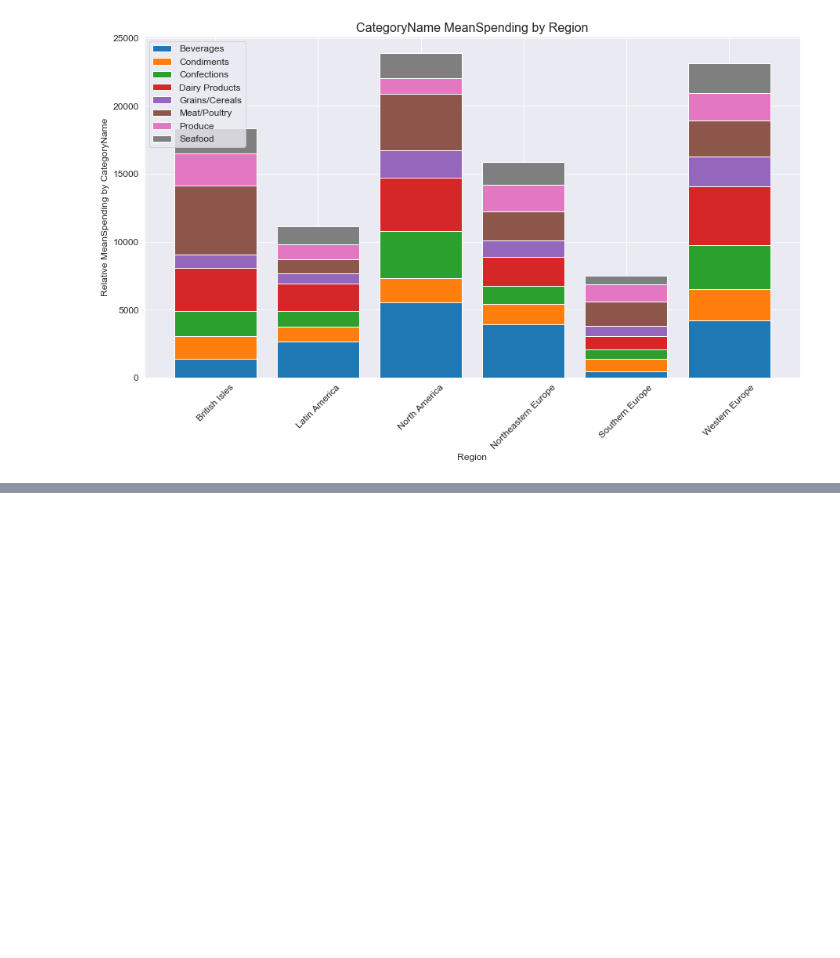
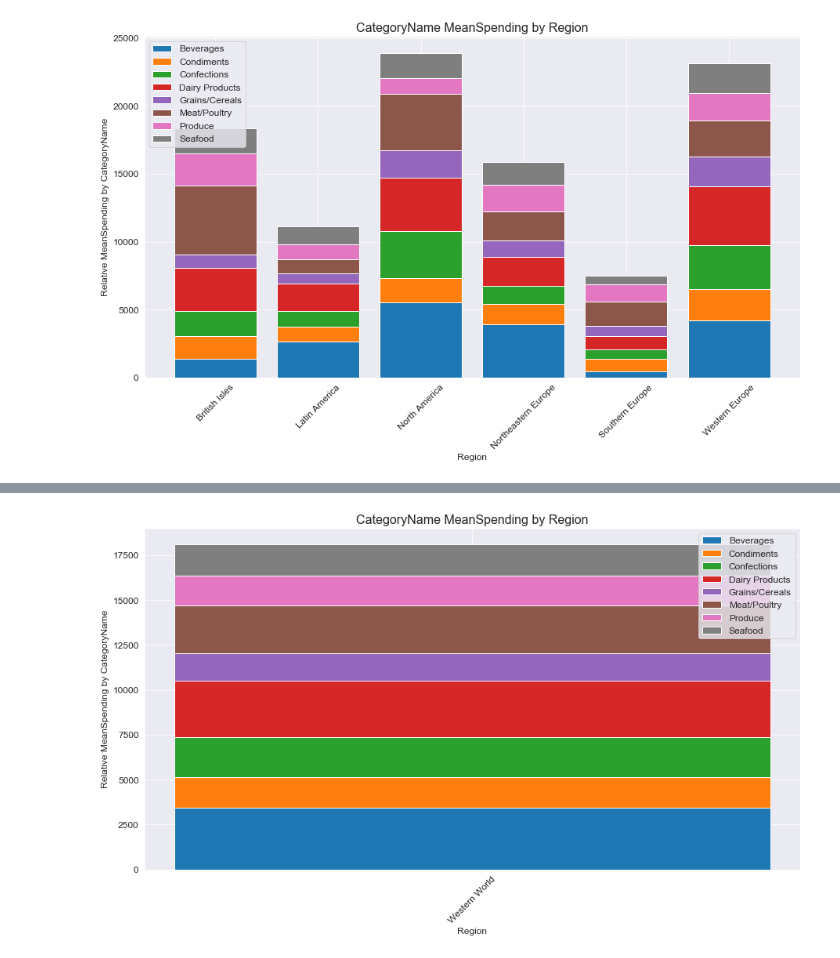
Before and after one commit to magnawhale/dsc-mod-3-project-online-ds-ft-051319, a Jupyter notebook: question_03.ipynb, the cells around one changed output, grey strips where cells are left out. Saved outputs shown, nothing was run; the diff lists cells and outputs as text; code cells hidden in the pictures; blank space fills up the shorter version.

```diff
--- a/question_03.ipynb
+++ b/question_03.ipynb
@@ -348,0 +382,9 @@ stacked_bar_plot(region2_df,'CategoryName', 'Region', 'MeanSpending', dataset)
+# %%
+dataset2 = []
+for i in list(pop_df['MeanSpending'].index):
+    item = []
+    item.append(list(pop_df['MeanSpending'].values)[i])
+    dataset2.append(item)
+stacked_bar_plot(pop_df,'CategoryName', 'Region', 'MeanSpending', dataset2)
+# %% [output]
+[figure, added]
```
Also changed, not shown: parts of 13 cells of this notebook, 1 other file.
